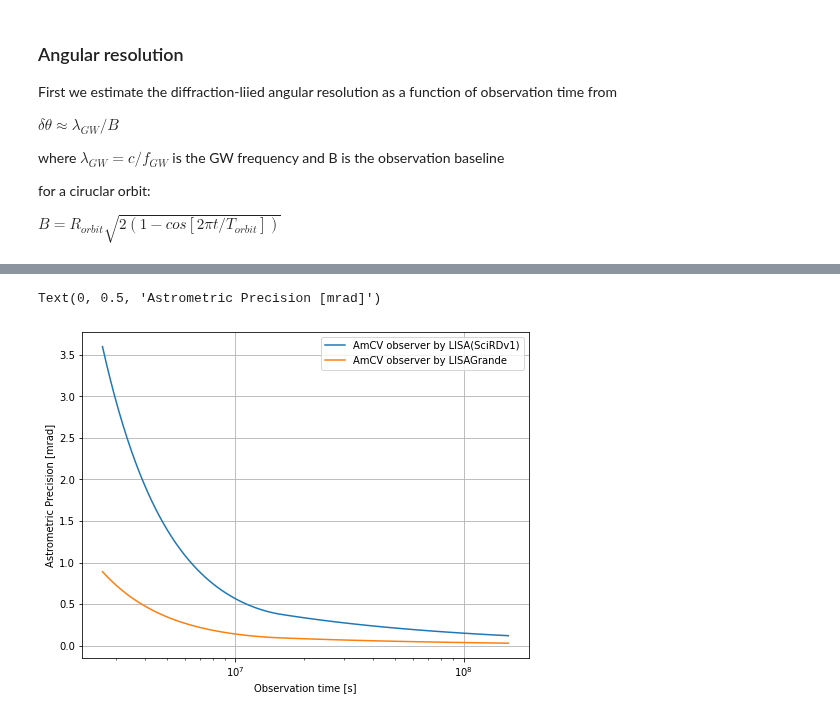
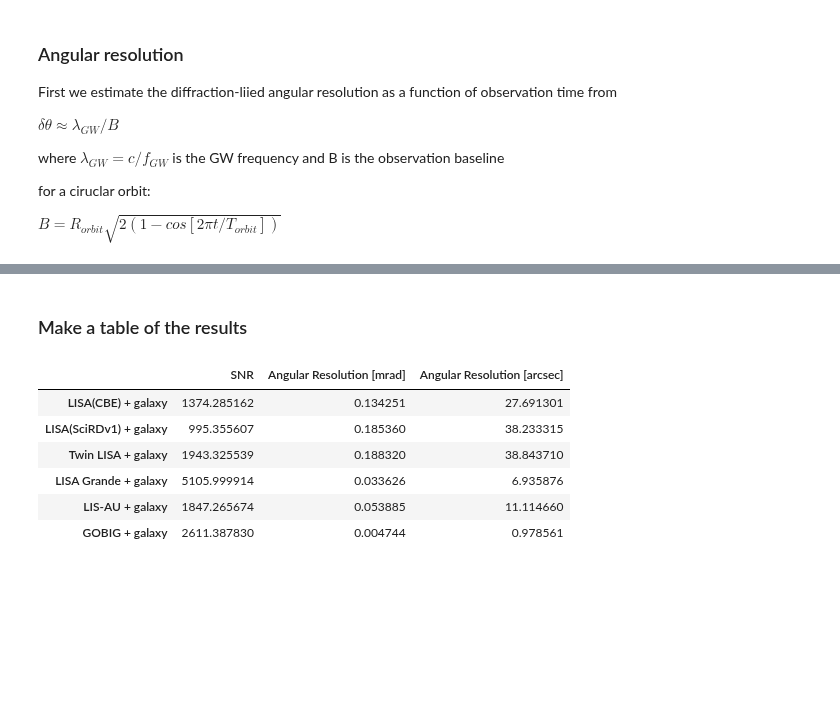
Before and after one commit to JohnGBaker/GWI-metrics, a Jupyter notebook: Notebooks/CWSNRNotebook.ipynb, the cells around one changed output, grey strips where cells are left out. Drawn from its saved outputs; the diff is of its cells as text; code cells hidden in the pictures; blank space fills up the shorter version.

```diff
--- a/Notebooks/CWSNRNotebook.ipynb
+++ b/Notebooks/CWSNRNotebook.ipynb
@@ -195,16 +139,2 @@ Text(0, 0.5, 'Diffraction limit [rad]')
-# %%
-# Angular resolution
-deltaTheta = deltaThetaDiff/snrt
-plt.figure(figsize=[8,6])
-
-for idx,c in enumerate(concepts):
-    plt.plot(t,deltaTheta[:,idx]*1e3,label='%s observer by %s' % (source.get('label'), c.get('label')))
-
-plt.legend()
-plt.xscale('log')
-plt.grid(True)
-plt.xlabel('Observation time [s]')
-plt.ylabel('Astrometric Precision [mrad]')
-# %% [output]
-Text(0, 0.5, 'Astrometric Precision [mrad]')
-[figure, removed]
+# %% [markdown]
+### Make a table of the results
@@ -210,0 +143,28 @@ Text(0, 0.5, 'Astrometric Precision [mrad]')
+# %%
+t_table = 2.0*constants.year
+t = obs[0].get('t')
+i_table = np.clip(np.argmin(np.abs(t-t_table)),0,np.size(t)-1)
+names = list()
+SNRs = list()
+res = list()
+obtimes = list()
+for ob in obs:
+    names.append(ob.get('model').get('label'))
+    SNRs.append(ob.get('SNR of t')[i_table])
+    res.append(ob.get('Angular Resolution')[i_table]/1e-3)
+
+df = pd.DataFrame(index = names, data = {
+    'SNR' : SNRs,
+    'Angular Resolution [mrad]' : res,
+})
+
+df['Angular Resolution [arcsec]']= df['Angular Resolution [mrad]']*1e-3*180/np.pi*3600
+df[['SNR', 'Angular Resolution [mrad]', 'Angular Resolution [arcsec]']]
+# %% [output]
+|  | SNR | Angular Resolution [mrad] | Angular Resolution [arcsec] |
+| LISA(CBE) + galaxy | 1374.285162 | 0.134251 | 27.691301 |
+| LISA(SciRDv1) + galaxy | 995.355607 | 0.185360 | 38.233315 |
+| Twin LISA + galaxy | 1943.325539 | 0.188320 | 38.843710 |
+| LISA Grande + galaxy | 5105.999914 | 0.033626 | 6.935876 |
+| LIS-AU + galaxy | 1847.265674 | 0.053885 | 11.114660 |
+| GOBIG + galaxy | 2611.387830 | 0.004744 | 0.978561 |
```
Also changed, not shown: parts of 25 cells of this notebook, 5 other files.
